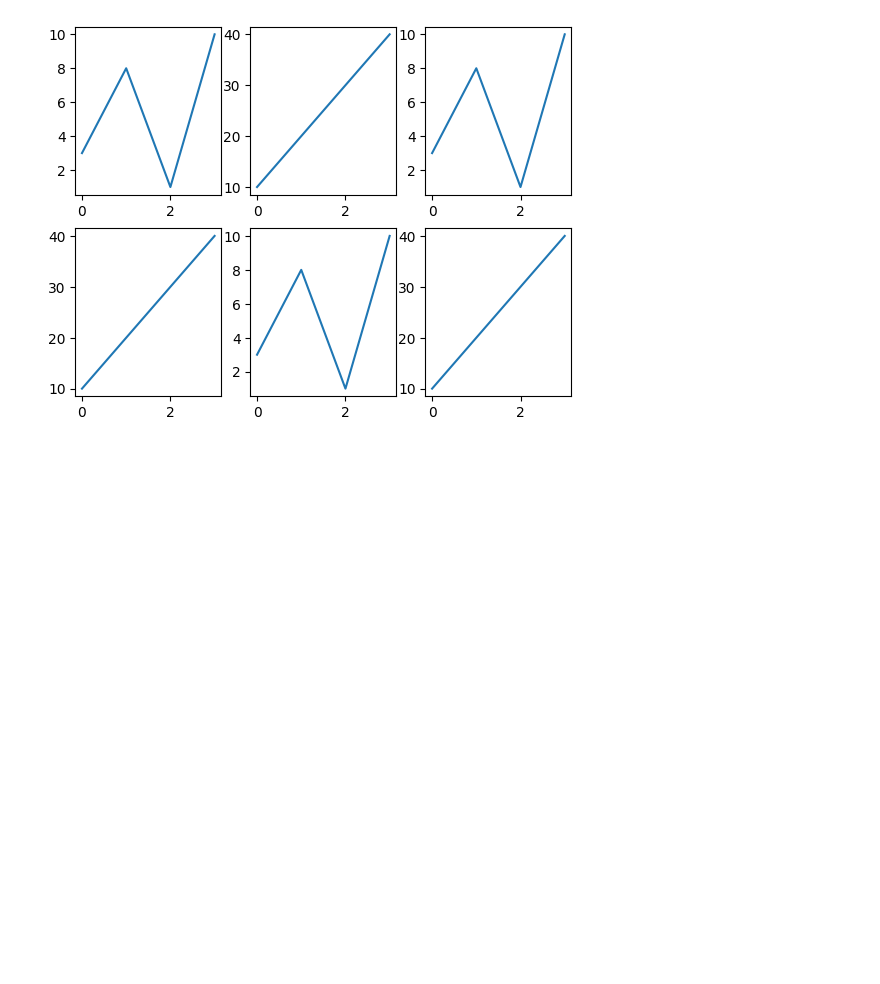
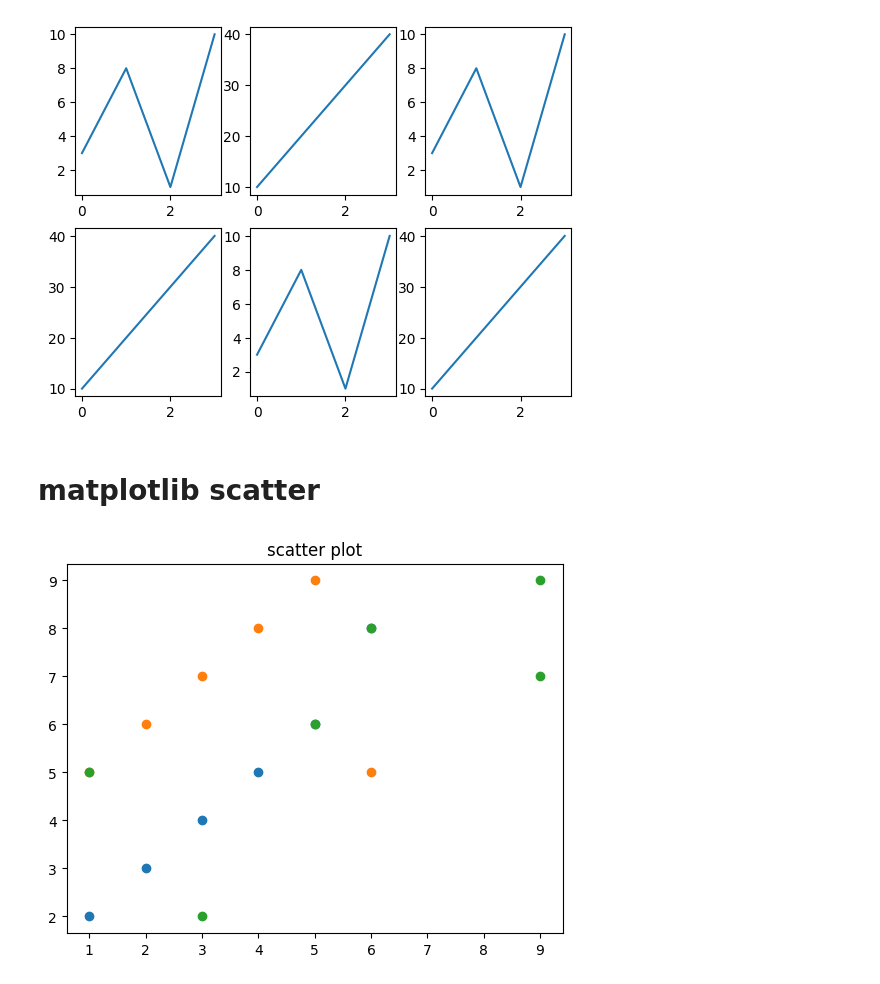
Before and after one commit to Abdal-AI/MATPLOTLIB, a Jupyter notebook: matplotlib.ipynb, the cells around one changed output. Cells and saved outputs as stored; diff of their text form; code cells hidden in the pictures; blank space fills up the shorter version.

```diff
--- a/matplotlib.ipynb
+++ b/matplotlib.ipynb
@@ -248,3 +248,22 @@ plt.plot(x,y)
 plt.show()
 # %% [output]
 [figure]
+# %% [markdown]
+# matplotlib scatter
+# %%
+import pandas as pd
+import matplotlib.pyplot as plt
+import numpy as np
+x=np.array([1,2,3,4,5,6])
+y=np.array([2,3,4,5,6,8])
+plt.scatter(x,y)
+z=np.array([1,2,3,4,5,6])
+n=np.array([5,6,7,8,9,5])
+plt.scatter(z,n)
+z=np.array([1,9,3,6,5,9])
+n=np.array([5,9,2,8,6,7])
+plt.scatter(z,n)
+plt.title("scatter plot")
+plt.show()
+# %% [output]
+[figure, added]
```
Also changed, not shown: parts of 2 cells of this notebook.
